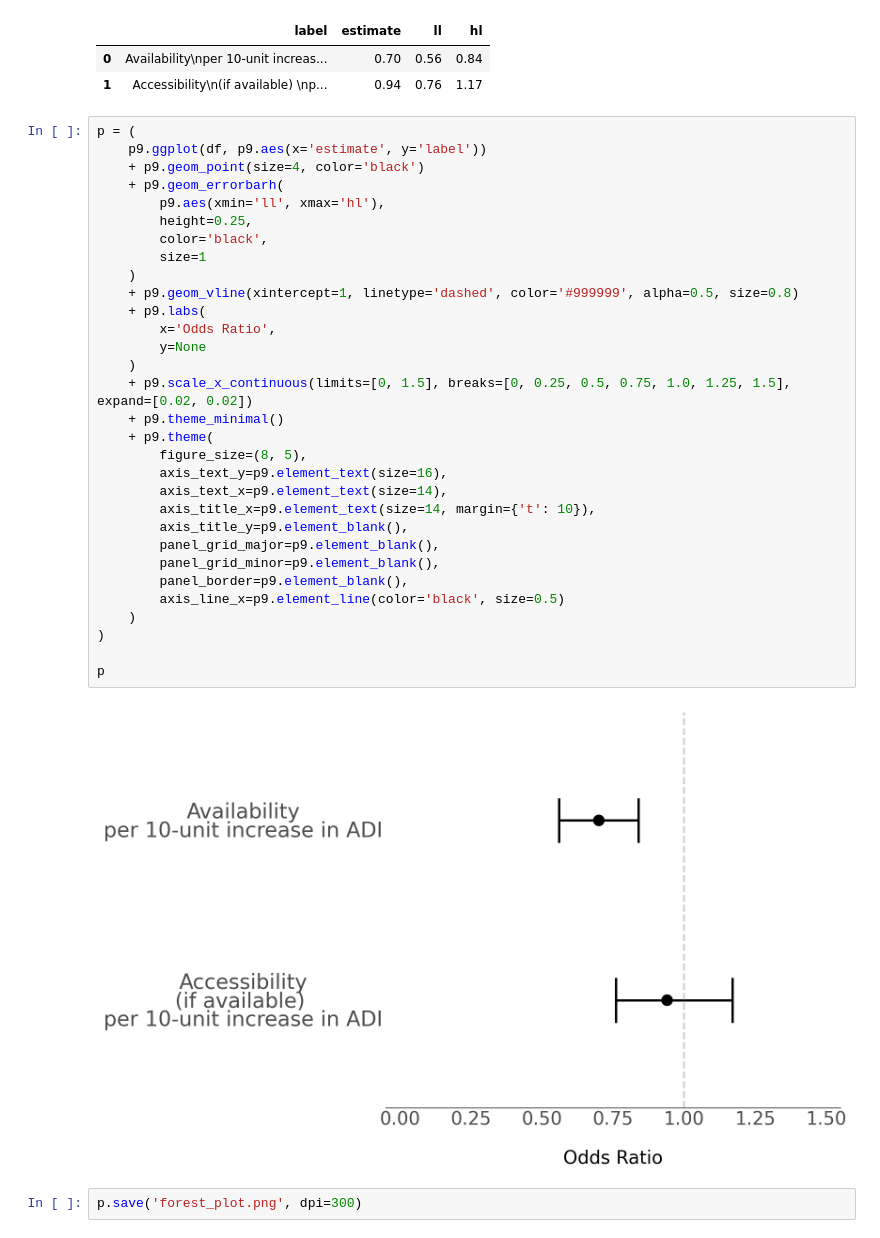
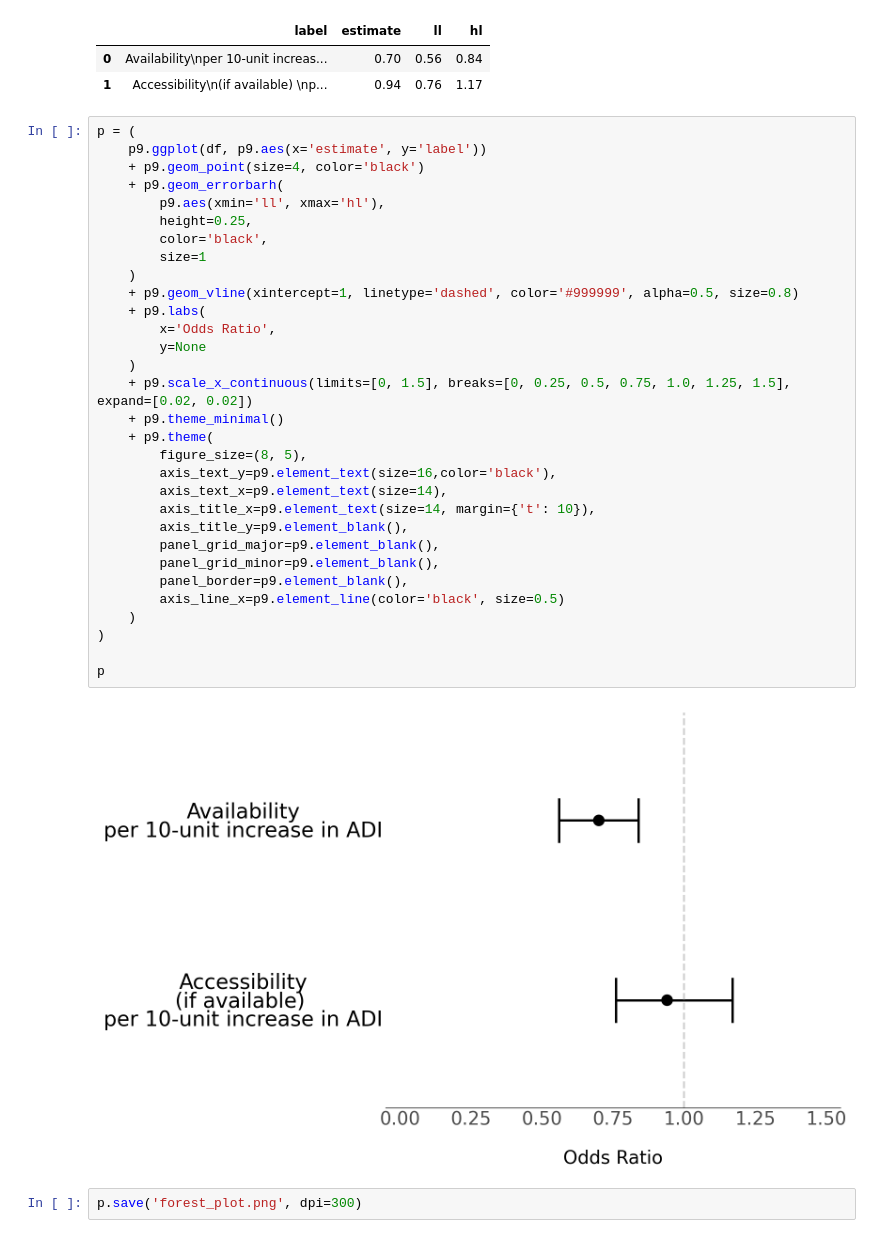
Before and after one commit to rbouch85/temp1, a Jupyter notebook: forestplot.ipynb, the cells around one changed output. Drawn from its saved outputs; the diff is of its cells as text.

Commit message:
text edit

```diff
--- a/forestplot.ipynb
+++ b/forestplot.ipynb
@@ -23,35 +23,35 @@ df
 p = (
     p9.ggplot(df, p9.aes(x='estimate', y='label'))
     + p9.geom_point(size=4, color='black')
     + p9.geom_errorbarh(
         p9.aes(xmin='ll', xmax='hl'),
         height=0.25,
         color='black',
         size=1
     )
     + p9.geom_vline(xintercept=1, linetype='dashed', color='#999999', alpha=0.5, size=0.8)
     + p9.labs(
         x='Odds Ratio',
         y=None
     )
     + p9.scale_x_continuous(limits=[0, 1.5], breaks=[0, 0.25, 0.5, 0.75, 1.0, 1.25, 1.5], expand=[0.02, 0.02])
     + p9.theme_minimal()
     + p9.theme(
         figure_size=(8, 5),
-        axis_text_y=p9.element_text(size=16),
+        axis_text_y=p9.element_text(size=16,color='black'),
         axis_text_x=p9.element_text(size=14),
         axis_title_x=p9.element_text(size=14, margin={'t': 10}),
         axis_title_y=p9.element_blank(),
         panel_grid_major=p9.element_blank(),
         panel_grid_minor=p9.element_blank(),
         panel_border=p9.element_blank(),
         axis_line_x=p9.element_line(color='black', size=0.5)
     )
 )
 
 p
 # %% [output]
-[figure, old version]
+[figure, new version]
 # %%
 p.save('forest_plot.png', dpi=300)
 # %%
```
Also changed, not shown: 1 other file.
